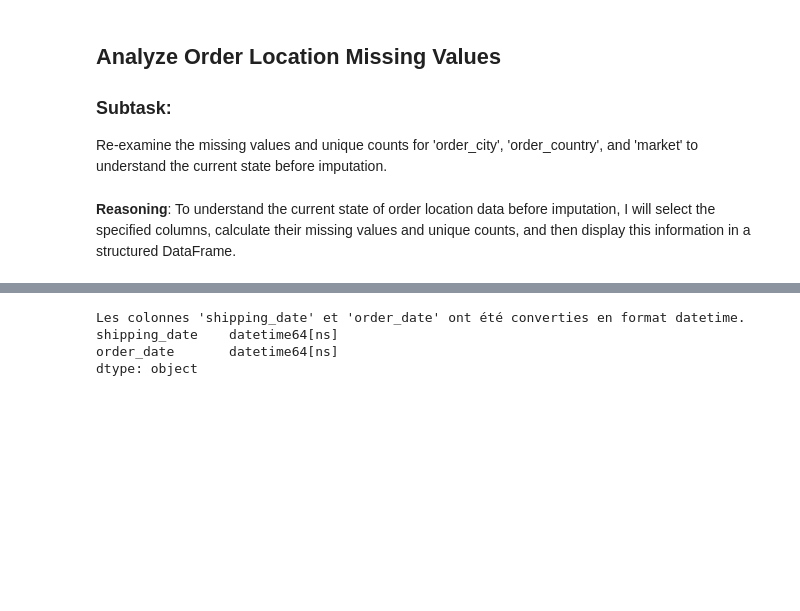
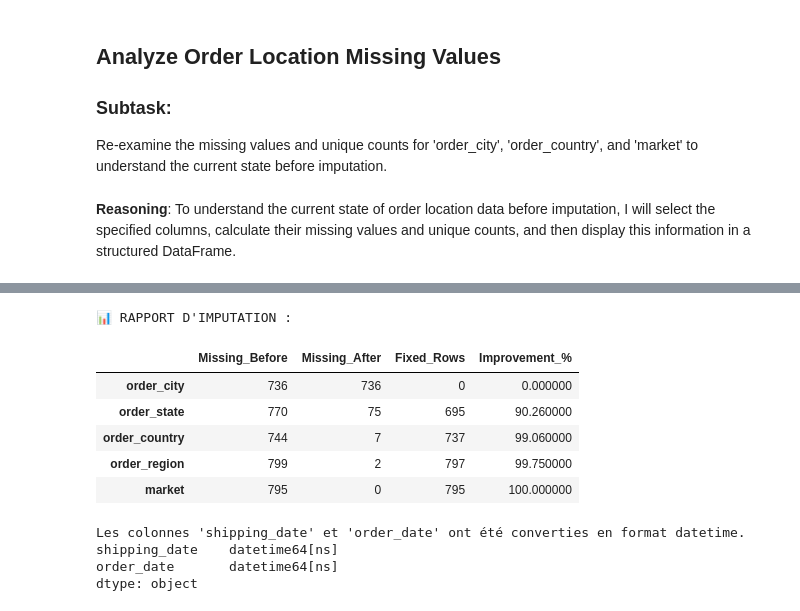
Before and after one commit to moubarik-ashraf/DS_Project, a Jupyter notebook: notebooks/01_exploration.ipynb, the cells around one changed output, grey strips where cells are left out. Cells and saved outputs as stored; diff of their text form; code cells hidden in the pictures; blank space fills up the shorter version.

```diff
--- a/notebooks/01_exploration.ipynb
+++ b/notebooks/01_exploration.ipynb
@@ -584,17 +572,0 @@ After attempting to impute missing values for 'market' and 'order_country' based
-# %%
-print("\nRemaining missing values in order location columns after all imputation steps:")
-order_location_cols = ['order_city', 'order_country', 'market']
-missing_after_imputation = df[order_location_cols].isnull().sum()
-missing_percentage_after_imputation = round((df[order_location_cols].isnull().sum() / len(df)) * 100, 2)
-
-summary_df_order = pd.DataFrame({
-    'Missing Values': missing_after_imputation,
-    '% Missing': missing_percentage_after_imputation
-})
-display(summary_df_order)
-
-print("\nSummary of imputation results for order location columns:")
-print(f"Initial missing values - order_city: {736}, order_country: {744}, market: {795}")
-print(f"After order_city-based country imputation, order_country: {55} missing. order_city: {736} missing.")
-print(f"After order_country-based market imputation, market: {3} missing. order_country: {55} missing.")
-print(f"Current missing values - order_city: {missing_after_imputation['order_city']}, order_country: {missing_after_imputation['order_country']}, market: {missing_after_imputation['market']}.")
@@ -612,3 +639,26 @@ Current missing values - order_city: 736, order_country: 55, market: 3.
+# %%
+# 2. À exécuter APRÈS l'imputation
+missing_after = df[order_location_cols].isnull().sum()
+missing_after.name = 'Missing_After'
+
+# 3. Création du Tableau de Performance
+report = pd.DataFrame([missing_before, missing_after]).T
+
+# Calculs des métriques
+report['Fixed_Rows'] = report['Missing_Before'] - report['Missing_After']
+report['Improvement_%'] = (report['Fixed_Rows'] / report['Missing_Before'] * 100).round(2)
+
+# Affichage avec style (Barre de progression visuelle si sur Colab)
+print("\n📊 RAPPORT D'IMPUTATION :")
+display(report.style.bar(subset=['Improvement_%'], color='#5fba7d', vmin=0, vmax=100))
+# %% [output]
+📊 RAPPORT D'IMPUTATION :
+|  | Missing_Before | Missing_After | Fixed_Rows | Improvement_% |
+| order_city | 736 | 736 | 0 | 0.000000 |
+| order_state | 770 | 75 | 695 | 90.260000 |
+| order_country | 744 | 7 | 737 | 99.060000 |
+| order_region | 799 | 2 | 797 | 99.750000 |
+| market | 795 | 0 | 795 | 100.000000 |
 # %%
 df['shipping_date'] = pd.to_datetime(df['shipping_date'], unit='D', origin='1899-12-30')
 df['order_date'] = pd.to_datetime(df['order_date'], unit='D', origin='1899-12-30')
```
Also changed, not shown: parts of 20 cells of this notebook.
